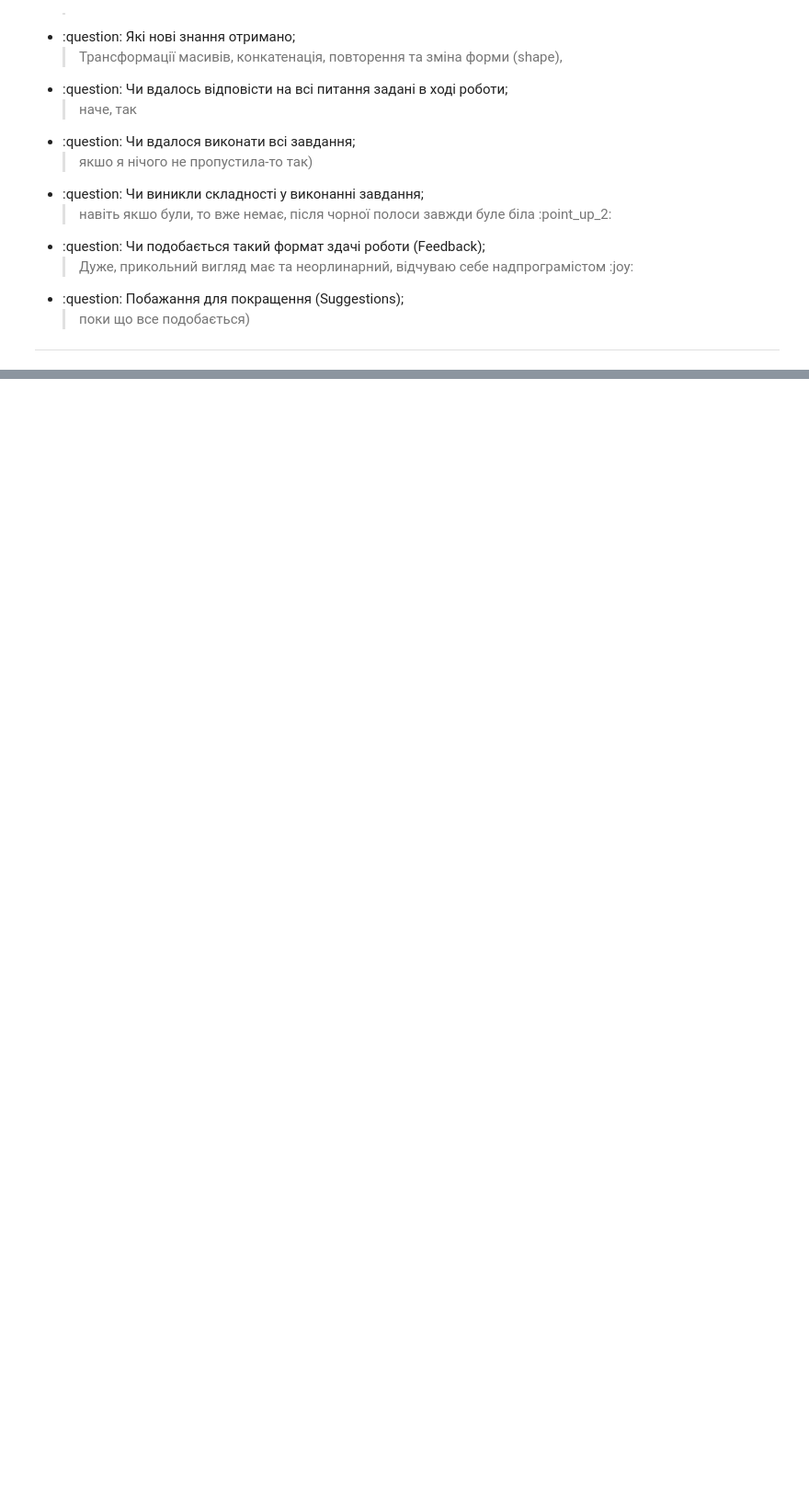
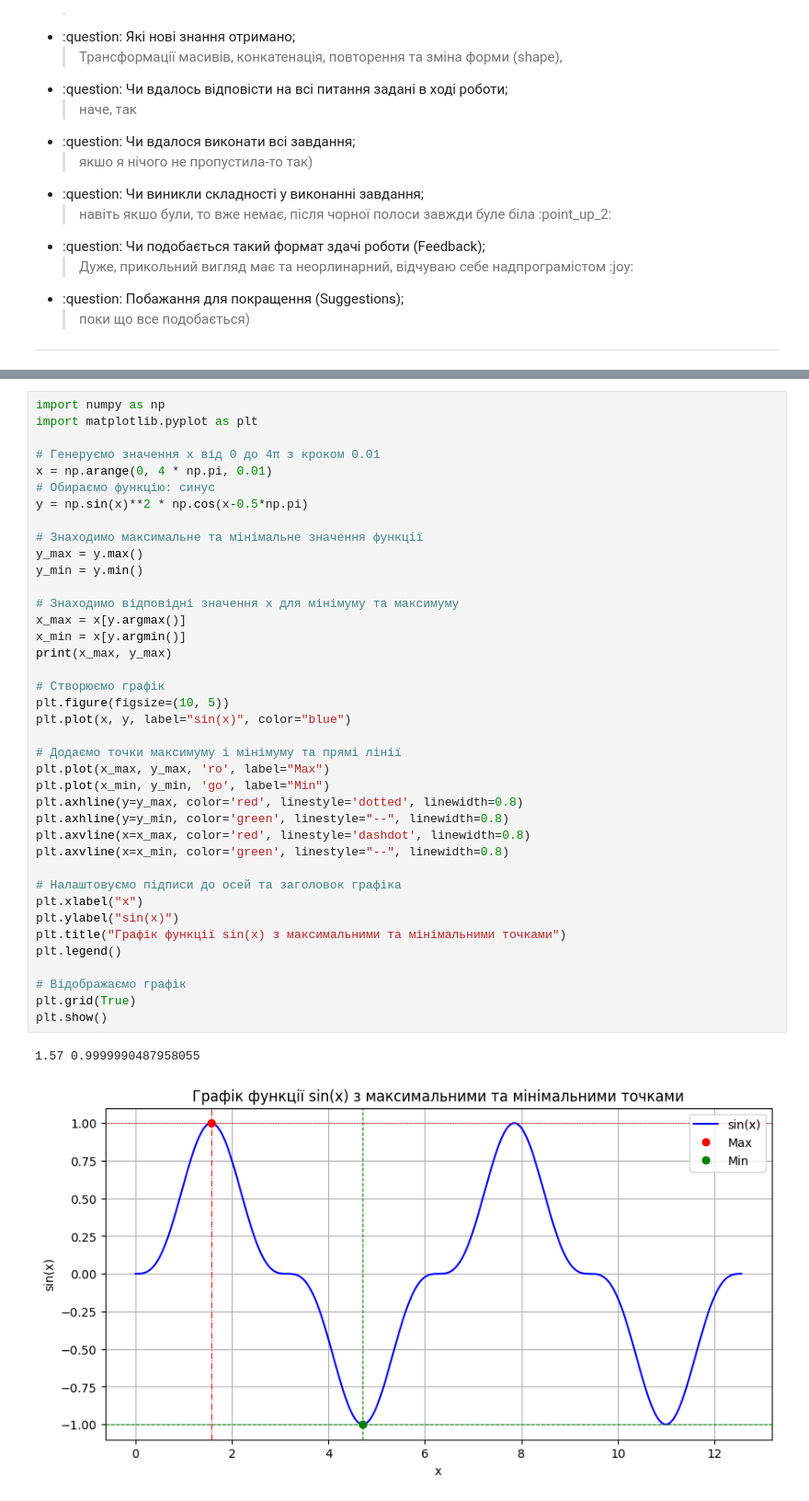
Before and after one commit to aremasofia22/cocojambo, a Jupyter notebook: lab_4/numbers'methods2.ipynb, the cells around one changed output, grey strips where cells are left out. Shown: that part at 92% size. Cells and saved outputs as stored; diff of their text form; blank space fills up the shorter version.

```diff
--- a/lab_4/numbers'methods2.ipynb
+++ b/lab_4/numbers'methods2.ipynb
@@ -496,0 +499,42 @@ print("\nТранспонування матриці:\n", matrix_transpose)
+# %%
+import numpy as np
+import matplotlib.pyplot as plt
+
+# Генеруємо значення x від 0 до 4π з кроком 0.01
+x = np.arange(0, 4 * np.pi, 0.01)
+# Обираємо функцію: синус
+y = np.sin(x)**2 * np.cos(x-0.5*np.pi)
+
+# Знаходимо максимальне та мінімальне значення функції
+y_max = y.max()
+y_min = y.min()
+
+# Знаходимо відповідні значення x для мінімуму та максимуму
+x_max = x[y.argmax()]
+x_min = x[y.argmin()]
+print(x_max, y_max)
+
+# Створюємо графік
+plt.figure(figsize=(10, 5))
+plt.plot(x, y, label="sin(x)", color="blue")
+
+# Додаємо точки максимуму і мінімуму та прямі лінії
+plt.plot(x_max, y_max, 'ro', label="Max")
+plt.plot(x_min, y_min, 'go', label="Min")
+plt.axhline(y=y_max, color='red', linestyle='dotted', linewidth=0.8)
+plt.axhline(y=y_min, color='green', linestyle="--", linewidth=0.8)
+plt.axvline(x=x_max, color='red', linestyle='dashdot', linewidth=0.8)
+plt.axvline(x=x_min, color='green', linestyle="--", linewidth=0.8)
+
+# Налаштовуємо підписи до осей та заголовок графіка
+plt.xlabel("x")
+plt.ylabel("sin(x)")
+plt.title("Графік функції sin(x) з максимальними та мінімальними точками")
+plt.legend()
+
+# Відображаємо графік
+plt.grid(True)
+plt.show()
+# %% [output]
+1.57 0.9999990487958055
+[figure, added]
```
Also changed, not shown: parts of 1 cell of this notebook, 2 other files.
